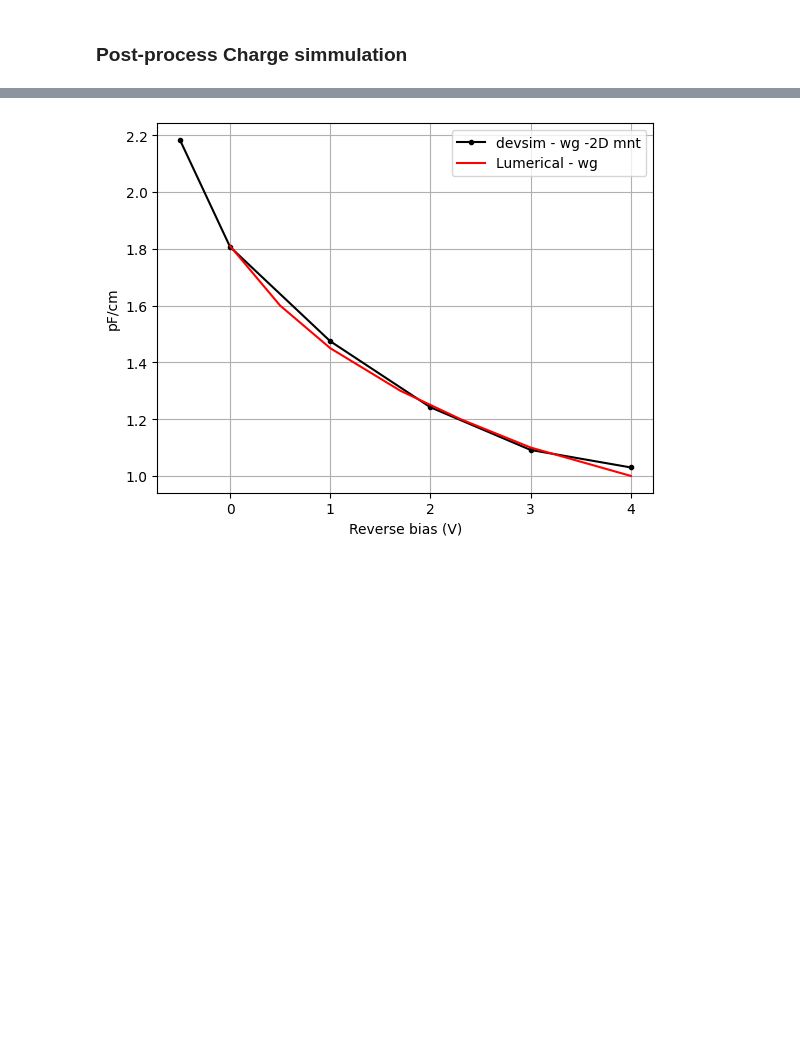
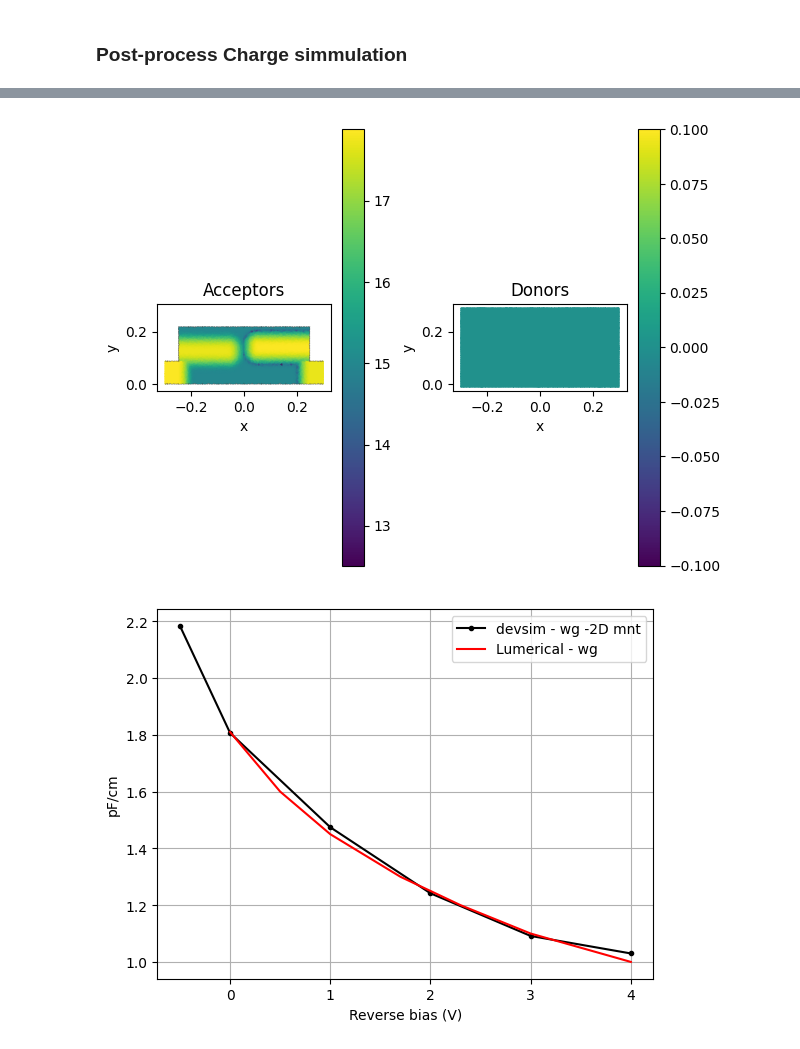
Before and after one commit to marc-flex/charge_notebooks, a Jupyter notebook: Hochberg_with_neff.ipynb, the cells around one changed output, grey strips where cells are left out. Cells and saved outputs as stored; diff of their text form; code cells hidden in the pictures; blank space fills up the shorter version.

Commit message:
Added doping image fom monitor

```diff
--- a/Hochberg_with_neff.ipynb
+++ b/Hochberg_with_neff.ipynb
@@ -309,3 +297,26 @@ plt.show()
+# %%
+# visualize doping in monitor area
+# NOTE: doping has been passed as net doping to 'acceptors', which means donors=0
+monitor_doping = []
+
+fig, ax = plt.subplots(1, 2)
+mnt_name = charge_monitor_z0.name
+
+monitor_doping.append(
+    np.log10(np.abs(devsim_data[mnt_name].data_series.get_doping("Acceptors")))
+)
+monitor_doping[0].plot(ax=ax[0], grid=False)
+ax[0].set_title("Acceptors")
+
+monitor_doping.append(
+    devsim_data[mnt_name].data_series.get_doping("Donors")
+)
+monitor_doping[1].plot(ax=ax[1], grid=False)
+ax[1].set_title("Donors")
+
+plt.tight_layout()
+# %% [output]
+[figure, added]
 # %%
 # capacitance from monitor - waveguide area
 
```
Also changed, not shown: parts of 5 cells of this notebook.
